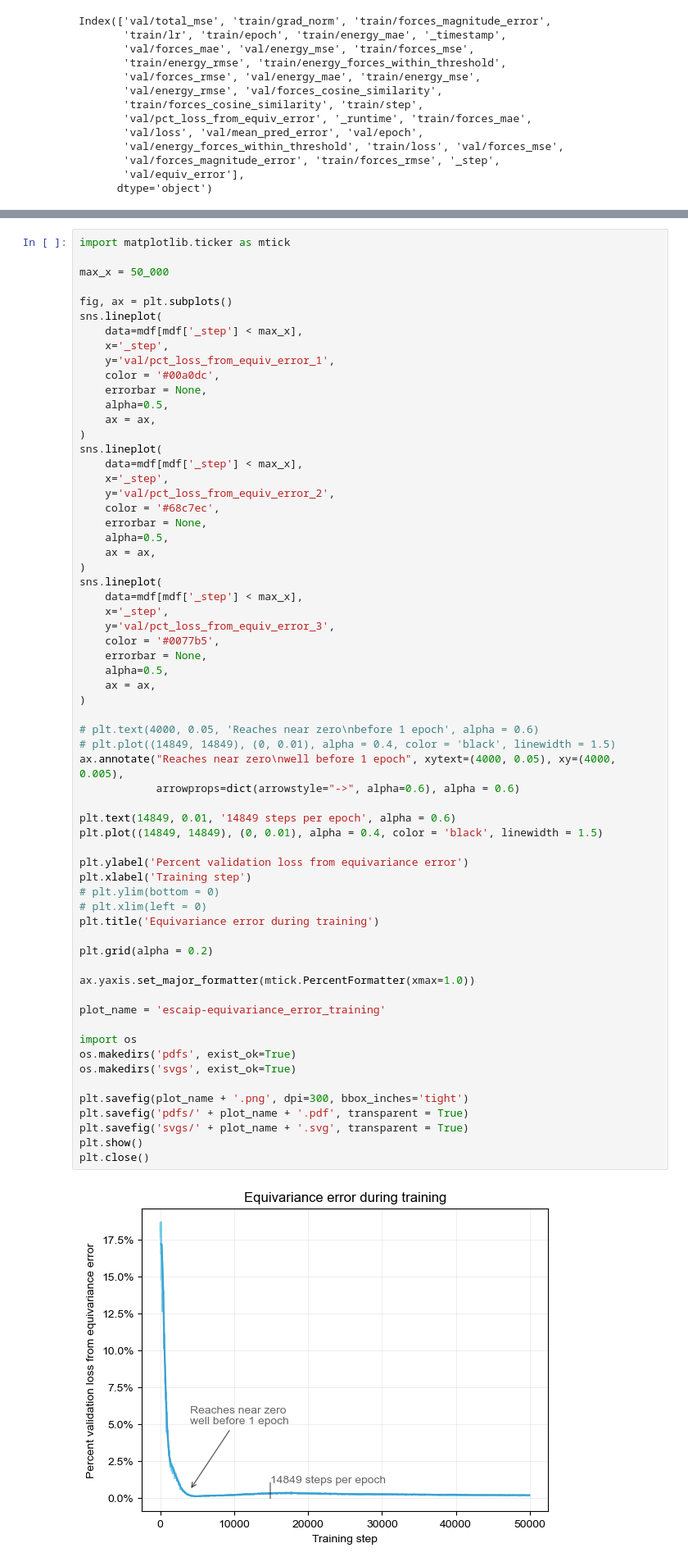
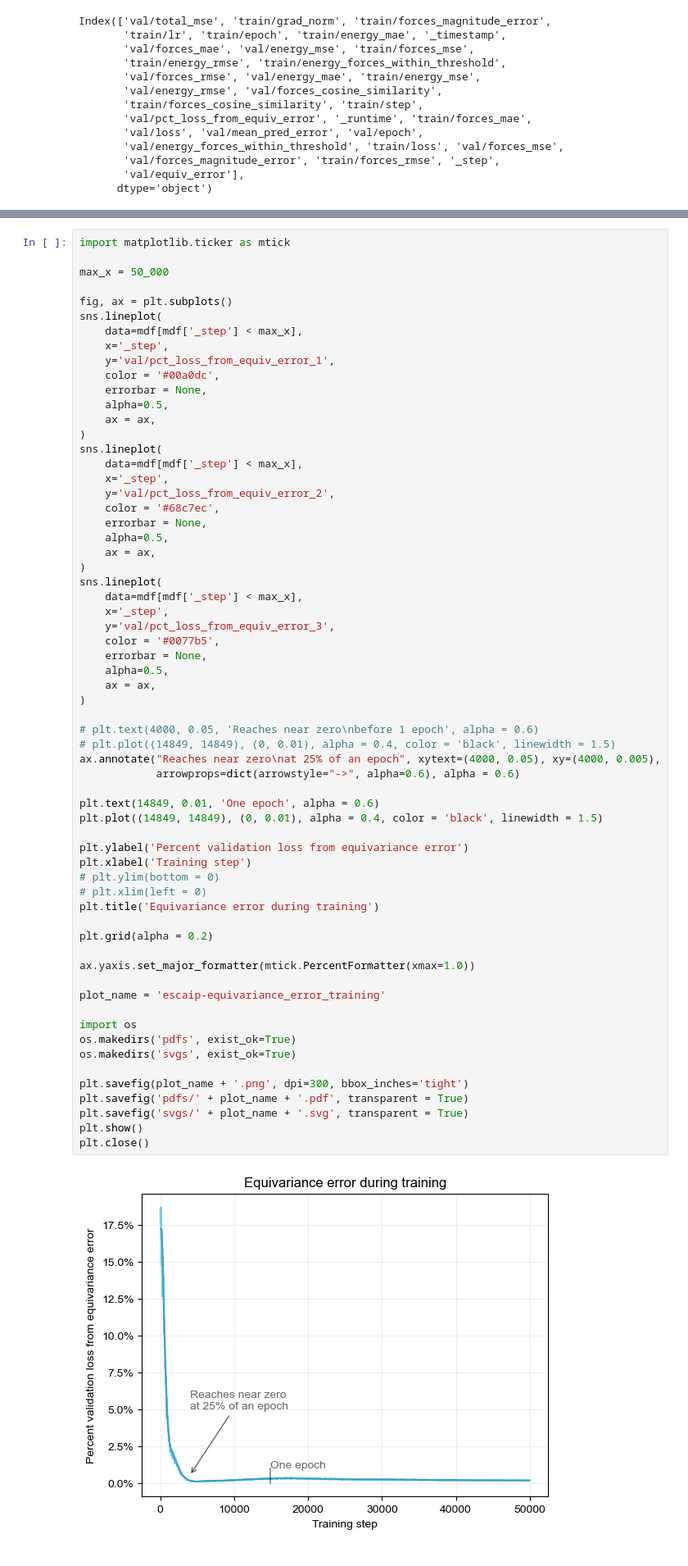
Before and after one commit to genentech/equivariance_learning, a Jupyter notebook: escaip-wandb/esc-default.ipynb, the cells around one changed output, grey strips where cells are left out. Shown: that part at 82% size. Saved outputs shown, nothing was run; the diff lists cells and outputs as text.

```diff
--- a/escaip-wandb/esc-default.ipynb
+++ b/escaip-wandb/esc-default.ipynb
@@ -94,33 +94,33 @@ sns.lineplot(
 )
 
 # plt.text(4000, 0.05, 'Reaches near zero\nbefore 1 epoch', alpha = 0.6)
 # plt.plot((14849, 14849), (0, 0.01), alpha = 0.4, color = 'black', linewidth = 1.5)
-ax.annotate("Reaches near zero\nwell before 1 epoch", xytext=(4000, 0.05), xy=(4000, 0.005),
+ax.annotate("Reaches near zero\nat 25% of an epoch", xytext=(4000, 0.05), xy=(4000, 0.005),
             arrowprops=dict(arrowstyle="->", alpha=0.6), alpha = 0.6)
 
-plt.text(14849, 0.01, '14849 steps per epoch', alpha = 0.6)
+plt.text(14849, 0.01, 'One epoch', alpha = 0.6)
 plt.plot((14849, 14849), (0, 0.01), alpha = 0.4, color = 'black', linewidth = 1.5)
 
 plt.ylabel('Percent validation loss from equivariance error')
 plt.xlabel('Training step')
 # plt.ylim(bottom = 0)
 # plt.xlim(left = 0)
 plt.title('Equivariance error during training')
 
 plt.grid(alpha = 0.2)
 
 ax.yaxis.set_major_formatter(mtick.PercentFormatter(xmax=1.0))
 
 plot_name = 'escaip-equivariance_error_training'
 
 import os
 os.makedirs('pdfs', exist_ok=True)
 os.makedirs('svgs', exist_ok=True)
 
 plt.savefig(plot_name + '.png', dpi=300, bbox_inches='tight')
 plt.savefig('pdfs/' + plot_name + '.pdf', transparent = True)
 plt.savefig('svgs/' + plot_name + '.svg', transparent = True)
 plt.show()
 plt.close()
 # %% [output]
-[figure, old version]
+[figure, new version]
```
Also changed, not shown: parts of 1 cell of this notebook, 6 other files.
